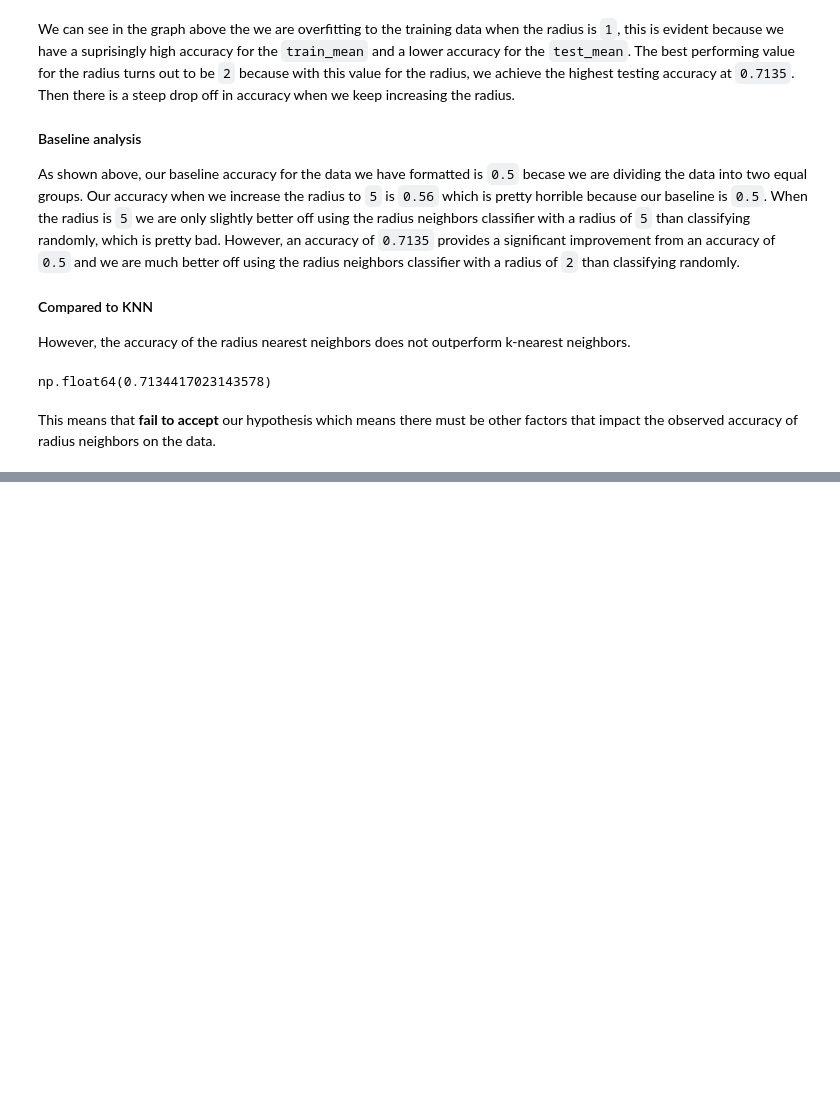
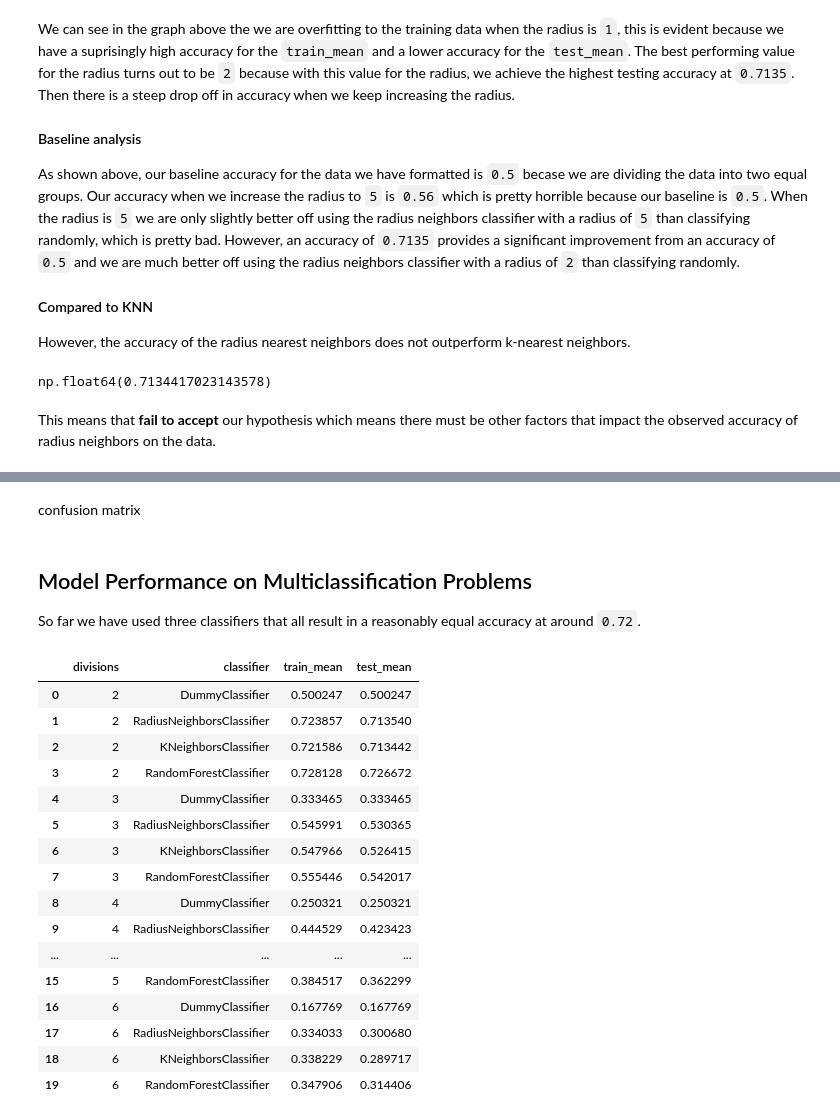
Before and after one commit to s-colins/CS345-Final-Project, a Jupyter notebook: final-project.ipynb, the cells around one changed output, grey strips where cells are left out. Cells and saved outputs as stored; diff of their text form; code cells hidden in the pictures; blank space fills up the shorter version.

```diff
--- a/final-project.ipynb
+++ b/final-project.ipynb
@@ -446,0 +450,18 @@ Because there are so many binary features within our dataset, there are many dec
+# %%
+from sklearn.ensemble import RandomForestClassifier
+from sklearn.model_selection import GridSearchCV
+
+classifier = RandomForestClassifier()
+
+param_grid = {
+    "n_estimators": [100, 300],
+    "max_depth": [5, 10, 20],
+    "min_samples_leaf": [2, 4, 8]
+}
+
+cv = StratifiedKFold(n_splits=5, shuffle=True, random_state=42)
+grid = GridSearchCV(classifier, param_grid, cv=cv, scoring="accuracy")
+# %%
+%%time
+
+grid.fit(X_standardized, y_median);
@@ -446,0 +477,57 @@ Because there are so many binary features within our dataset, there are many dec
+# %% [markdown]
+confusion matrix
+# %% [markdown]
+## Model Performance on Multiclassification Problems
+
+So far we have used three classifiers that all result in a reasonably equal accuracy at around `0.72`.
+# %%
+def test_variable_classifications(X, y, classifiers, num_divisions, divide_func):
+    rows = []
+    cv = StratifiedKFold(n_splits=5, shuffle=True, random_state=42)
+    for num_division in num_divisions:
+        divisions = divide_func(num_division, y)
+        y_divided = make_division(y, divisions)
+        for classifier in classifiers:
+            results = cross_validate(classifier, X, y_divided, cv=cv, scoring="accuracy", return_train_score=True)
+            rows.append({
+                "divisions": num_division,
+                "classifier": classifier.__class__.__name__,
+                "train_mean": np.mean(results["train_score"]),
+                "test_mean":  np.mean(results["test_score"])
+            })
+    return rows
+
+dummy_classifier = DummyClassifier(strategy="most_frequent")
+radius_neighbors_classifier = RadiusNeighborsClassifier(2, outlier_label=0)
+k_nearest_neighbors_classifier = KNeighborsClassifier(64)
+random_forest_classifier = RandomForestClassifier(max_depth=5, min_samples_leaf=8, n_estimators=300)
+
+classifiers = [
+    dummy_classifier,
+    radius_neighbors_classifier,
+    k_nearest_neighbors_classifier,
+    random_forest_classifier
+]
+
+num_divisions = [2, 3, 4, 5, 6]
+
+results = test_variable_classifications(X_standardized, y, classifiers, num_divisions, divide_percentile)
+pd.DataFrame(results)
+# %% [output]
+|  | divisions | classifier | train_mean | test_mean |
+| 0 | 2 | DummyClassifier | 0.500247 | 0.500247 |
+| 1 | 2 | RadiusNeighborsClassifier | 0.723857 | 0.713540 |
+| 2 | 2 | KNeighborsClassifier | 0.721586 | 0.713442 |
+| 3 | 2 | RandomForestClassifier | 0.728128 | 0.726672 |
+| 4 | 3 | DummyClassifier | 0.333465 | 0.333465 |
+| 5 | 3 | RadiusNeighborsClassifier | 0.545991 | 0.530365 |
+| 6 | 3 | KNeighborsClassifier | 0.547966 | 0.526415 |
+| 7 | 3 | RandomForestClassifier | 0.555446 | 0.542017 |
+| 8 | 4 | DummyClassifier | 0.250321 | 0.250321 |
+| 9 | 4 | RadiusNeighborsClassifier | 0.444529 | 0.423423 |
+| ... | ... | ... | ... | ... |
+| 15 | 5 | RandomForestClassifier | 0.384517 | 0.362299 |
+| 16 | 6 | DummyClassifier | 0.167769 | 0.167769 |
+| 17 | 6 | RadiusNeighborsClassifier | 0.334033 | 0.300680 |
+| 18 | 6 | KNeighborsClassifier | 0.338229 | 0.289717 |
+| 19 | 6 | RandomForestClassifier | 0.347906 | 0.314406 |
```
Also changed, not shown: parts of 10 cells of this notebook.
